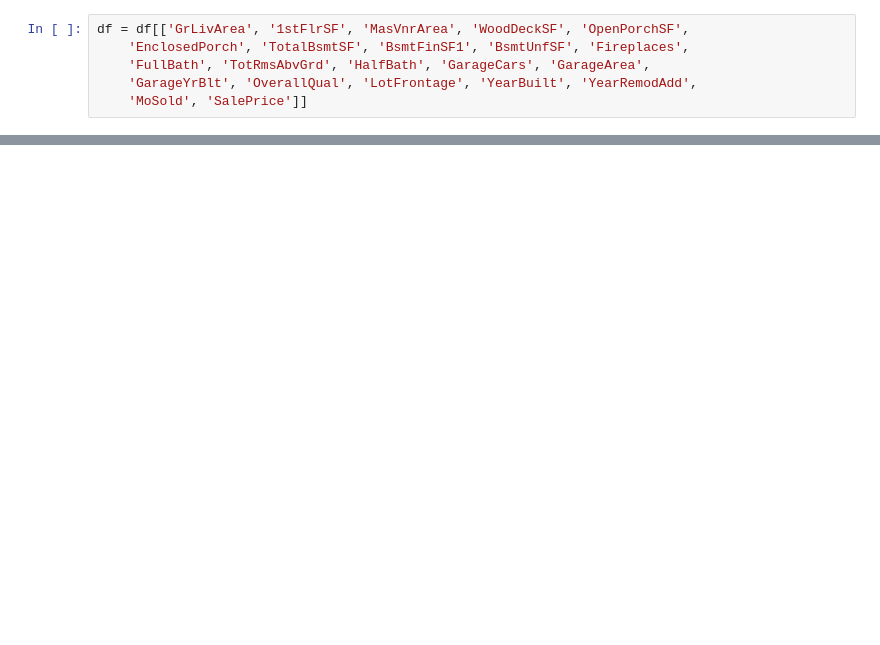
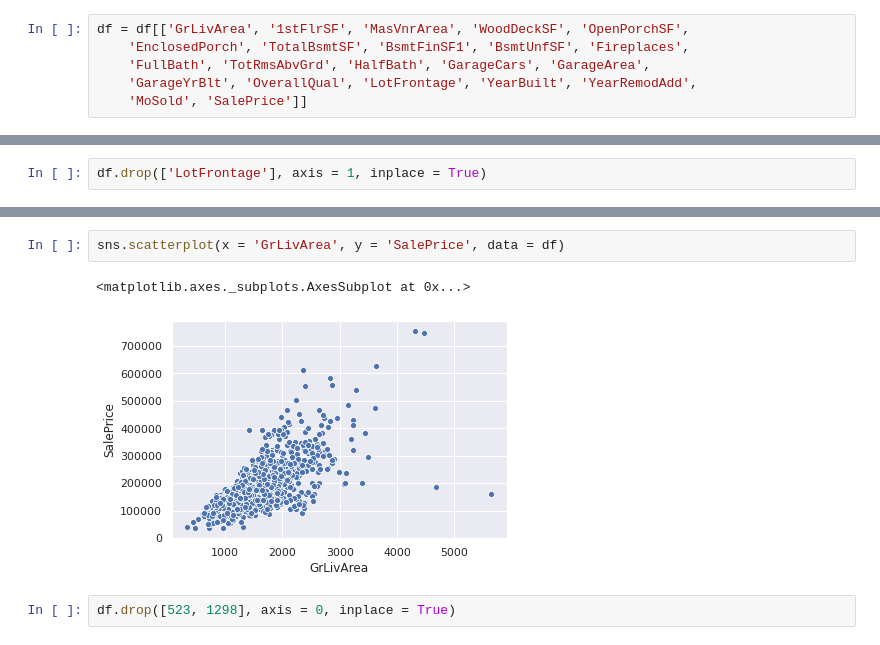
Before and after one commit to Sirabhop/Kaggle_Challenge, a Jupyter notebook: Challenge_2_House_Prices.ipynb, the cells around one changed output, grey strips where cells are left out. Drawn from its saved outputs; the diff is of its cells as text; blank space fills up the shorter version.

```diff
--- a/Challenge_2_House_Prices.ipynb
+++ b/Challenge_2_House_Prices.ipynb
@@ -179,0 +164,2 @@ df.head()
+# %%
+df.drop(['LotFrontage'], axis = 1, inplace = True)
@@ -179,0 +194,7 @@ df.head()
+# %%
+sns.scatterplot(x = 'GrLivArea', y = 'SalePrice', data = df)
+# %% [output]
+<matplotlib.axes._subplots.AxesSubplot at 0x...>
+[figure, added]
+# %%
+df.drop([523, 1298], axis = 0, inplace = True)
```
Also changed, not shown: parts of 17 cells of this notebook.
